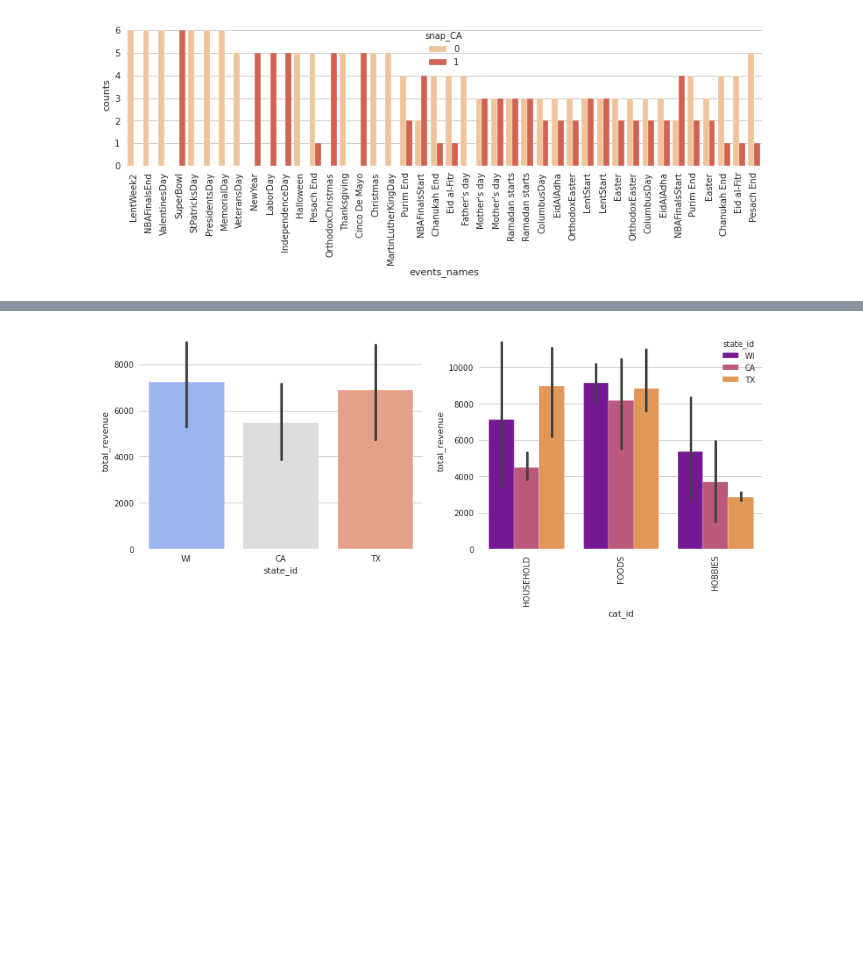
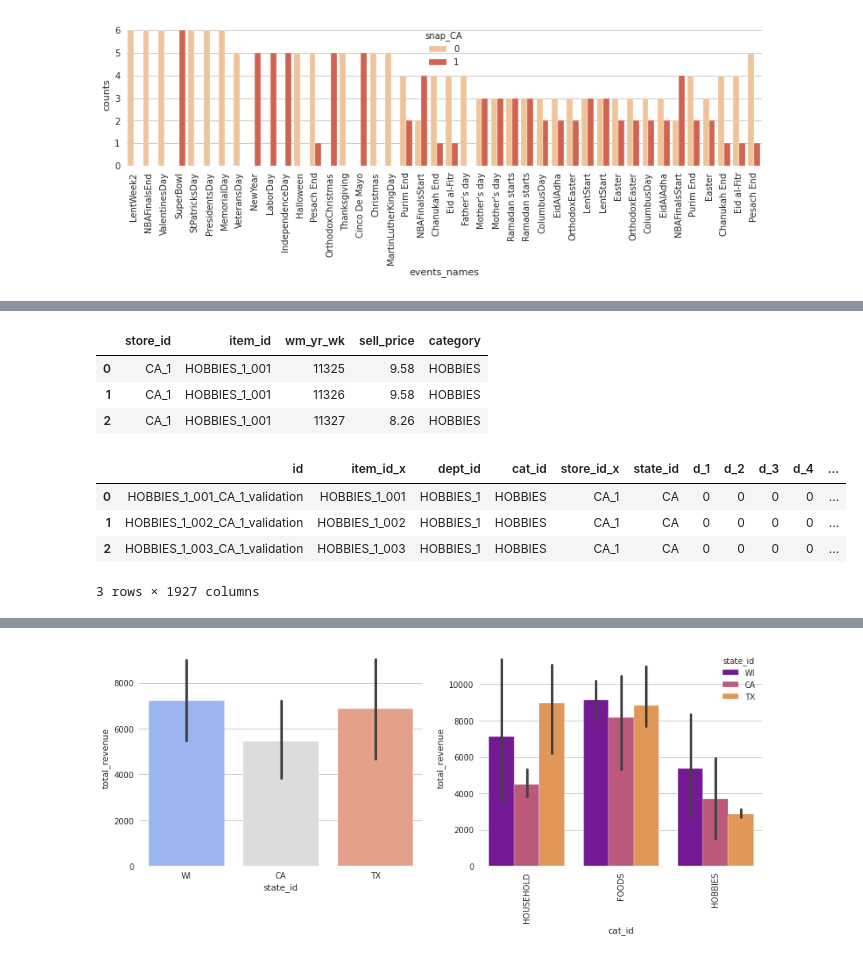
Before and after one commit to nguyenvudev20/mse22.python4engineer, a Jupyter notebook: Bai_1_one_tutorial_to_understand_all_m5_forecasting.ipynb, the cells around one changed output, grey strips where cells are left out. Drawn from its saved outputs; the diff is of its cells as text; code cells hidden in the pictures; blank space fills up the shorter version.

```diff
--- a/Bai_1_one_tutorial_to_understand_all_m5_forecasting.ipynb
+++ b/Bai_1_one_tutorial_to_understand_all_m5_forecasting.ipynb
@@ -601,5 +689,19 @@ sell_prices_df.head(3)
+# %%
+
+sell_prices_df.head(3)
+# %% [output]
+|  | store_id | item_id | wm_yr_wk | sell_price | category |
+| 0 | CA_1 | HOBBIES_1_001 | 11325 | 9.58 | HOBBIES |
+| 1 | CA_1 | HOBBIES_1_001 | 11326 | 9.58 | HOBBIES |
+| 2 | CA_1 | HOBBIES_1_001 | 11327 | 8.26 | HOBBIES |
 # %%
-#product id df (train_sales_df) vs revenue_df(sell_prices_df)
-
+#tiến hành kết hợp 2 data frame dữ liệu trên với item_id là khóa
 train_sales_prices_df = pd.merge(train_sales_df,sell_prices_df, how='inner', left_index=True, right_index=True)
+train_sales_prices_df.head(3)
+# %% [output]
+|  | id | item_id_x | dept_id | cat_id | store_id_x | state_id | d_1 | d_2 | d_3 | d_4 | ... |
+| 0 | HOBBIES_1_001_CA_1_validation | HOBBIES_1_001 | HOBBIES_1 | HOBBIES | CA_1 | CA | 0 | 0 | 0 | 0 | ... |
+| 1 | HOBBIES_1_002_CA_1_validation | HOBBIES_1_002 | HOBBIES_1 | HOBBIES | CA_1 | CA | 0 | 0 | 0 | 0 | ... |
+| 2 | HOBBIES_1_003_CA_1_validation | HOBBIES_1_003 | HOBBIES_1 | HOBBIES | CA_1 | CA | 0 | 0 | 0 | 0 | ... |
+3 rows × 1927 columns
 # %%
```
Also changed, not shown: parts of 183 cells of this notebook.
